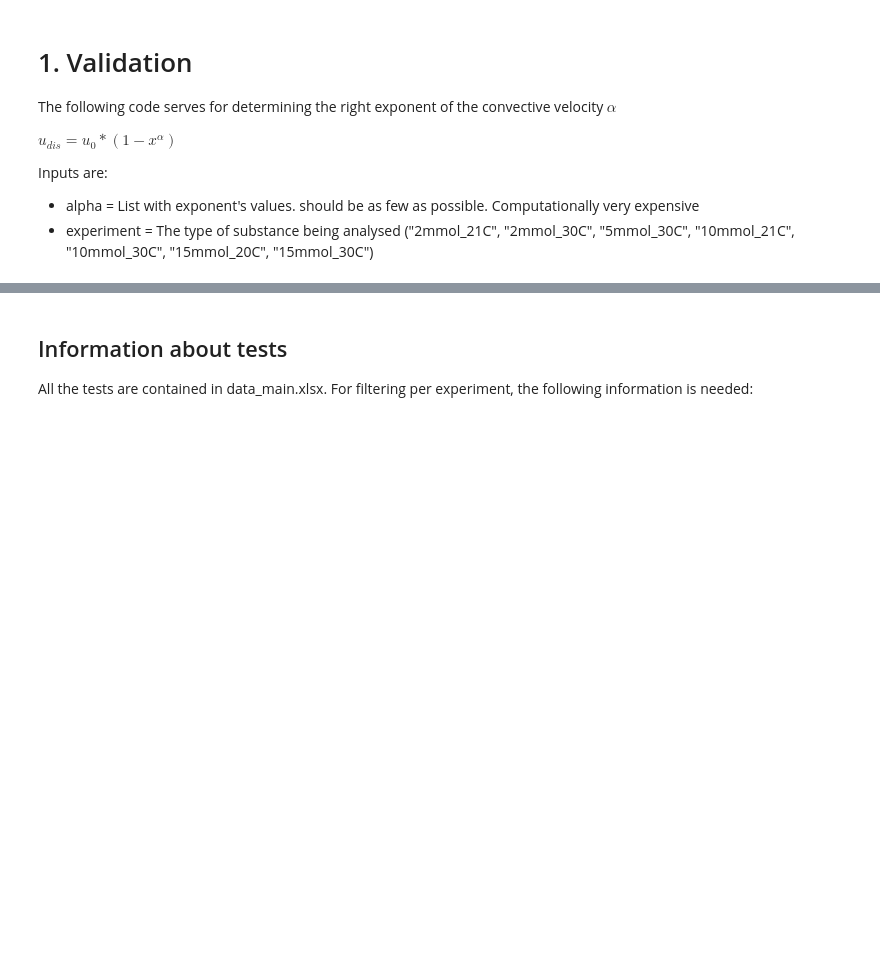
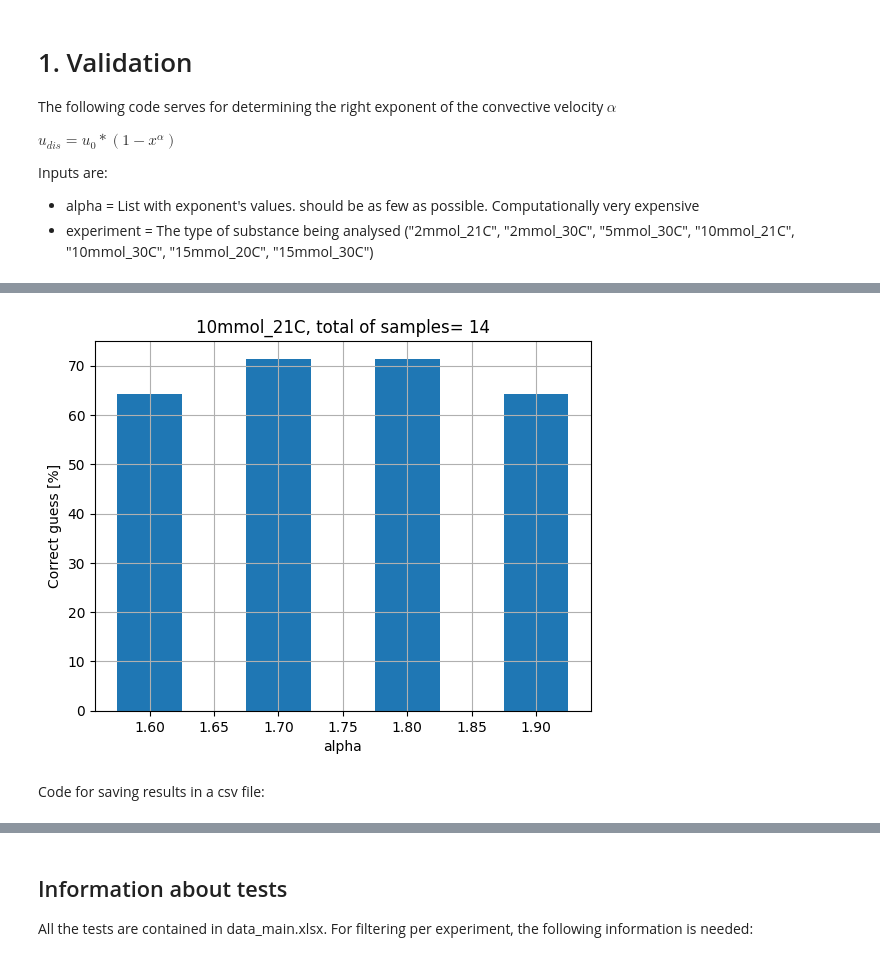
Before and after one commit to iagr98/MA-Model_4, a Jupyter notebook: Separator Model/utils.ipynb, the cells around one changed output, grey strips where cells are left out. Saved outputs shown, nothing was run; the diff lists cells and outputs as text; code cells hidden in the pictures; blank space fills up the shorter version.

```diff
--- a/Separator Model/utils.ipynb
+++ b/Separator Model/utils.ipynb
@@ -88,0 +124,11 @@ plt.show()
+# %%
+plt.bar(alpha, 100*total_guess/len(tests), width=0.05)
+plt.xlabel('alpha')
+plt.ylabel('Correct guess [%]')
+plt.title(f'{experiment}, total of samples= {len(tests)}')
+plt.grid()
+plt.show()
+# %% [output]
+[figure, added]
+# %% [markdown]
+Code for saving results in a csv file:
```
Also changed, not shown: parts of 5 cells of this notebook, 8 other files.
